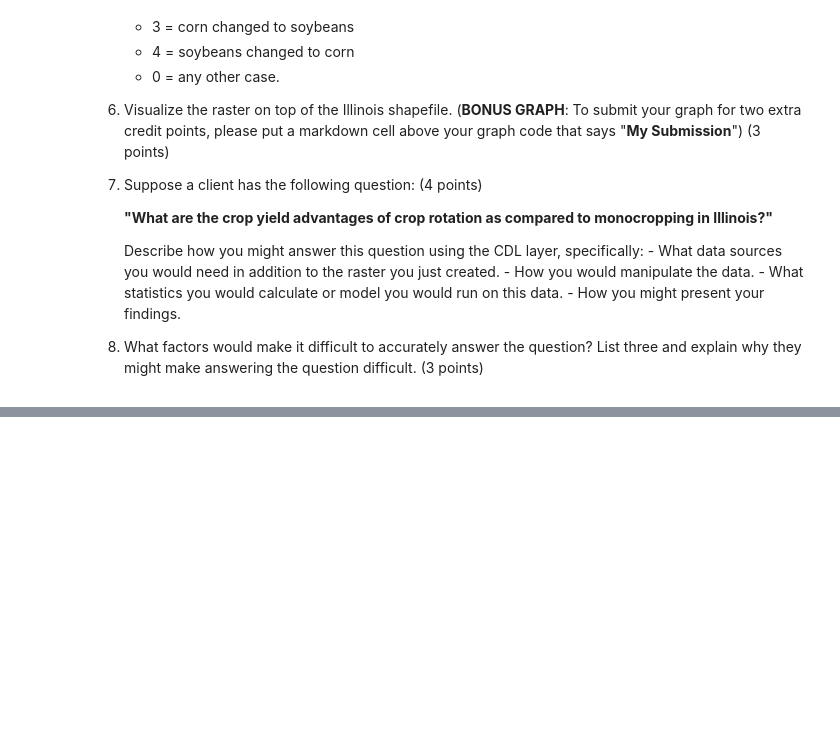
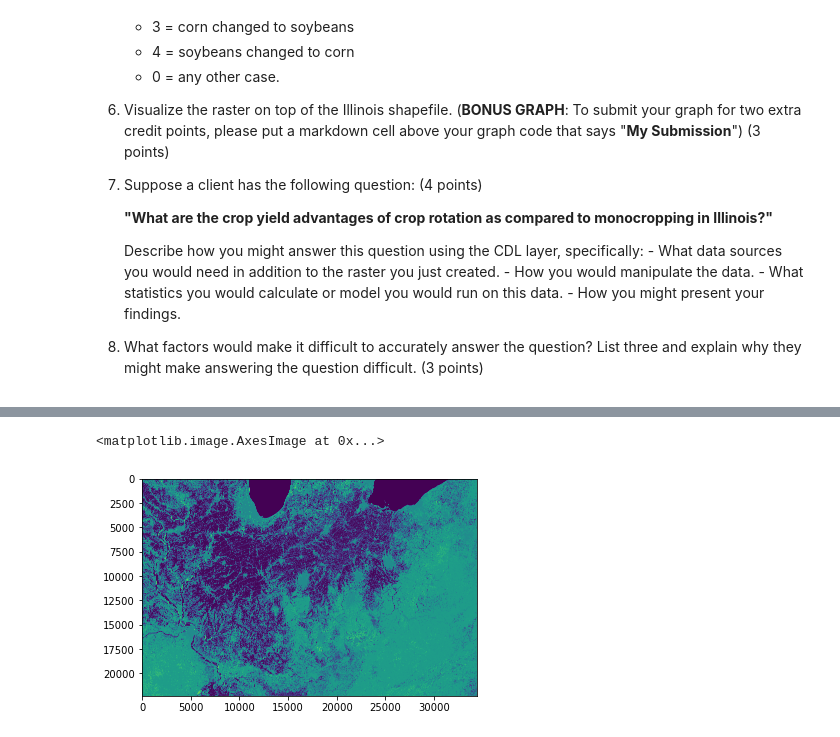
Before and after one commit to iw2/test, a Jupyter notebook: HW2_Werries.ipynb, the cells around one changed output, grey strips where cells are left out. Saved outputs shown, nothing was run; the diff lists cells and outputs as text; code cells hidden in the pictures; blank space fills up the shorter version.

```diff
--- a/HW2_Werries.ipynb
+++ b/HW2_Werries.ipynb
@@ -58,0 +66,5 @@ IL.plot()
+# %%
+plt.imshow(d17.read(1))
+# %% [output]
+<matplotlib.image.AxesImage at 0x...>
+[figure, added]
```
Also changed, not shown: parts of 14 cells of this notebook.
